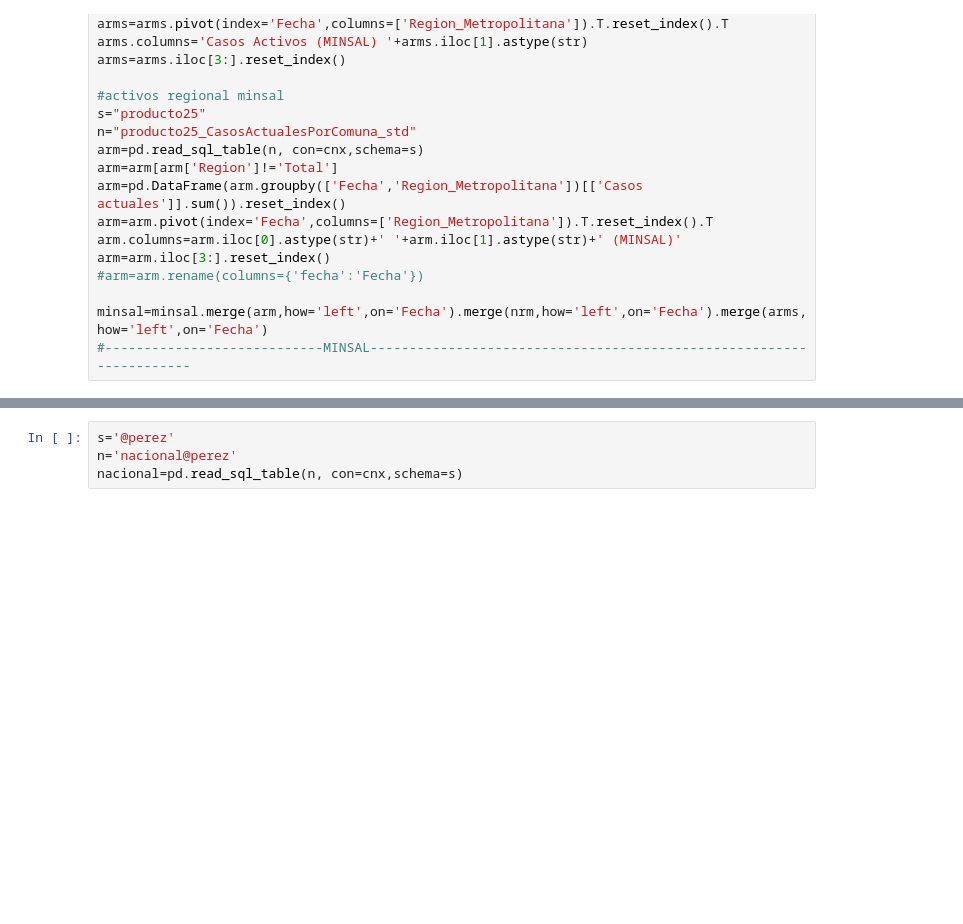
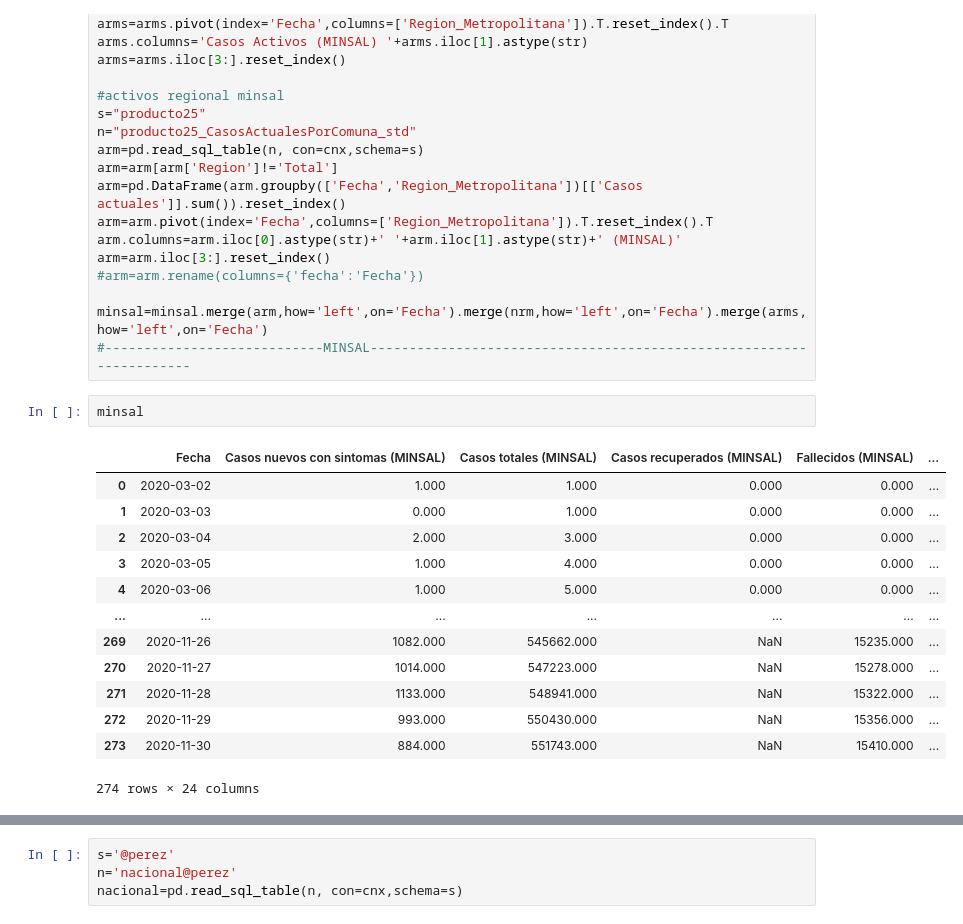
Before and after one commit to panchohumeres/dynamo-covid, a Jupyter notebook: ETL/consolidado_nacional.ipynb, the cells around one changed output, grey strips where cells are left out. Drawn from its saved outputs; the diff is of its cells as text; blank space fills up the shorter version.

```diff
--- a/ETL/consolidado_nacional.ipynb
+++ b/ETL/consolidado_nacional.ipynb
@@ -181,3 +181,19 @@ arm=arm.iloc[3:].reset_index()
 
 minsal=minsal.merge(arm,how='left',on='Fecha').merge(nrm,how='left',on='Fecha').merge(arms,how='left',on='Fecha')
 #----------------------------MINSAL--------------------------------------------------------------------
+# %%
+minsal
+# %% [output]
+|  | Fecha | Casos nuevos con sintomas (MINSAL) | Casos totales (MINSAL) | Casos recuperados (MINSAL) | Fallecidos (MINSAL) | ... |
+| 0 | 2020-03-02 | 1.000 | 1.000 | 0.000 | 0.000 | ... |
+| 1 | 2020-03-03 | 0.000 | 1.000 | 0.000 | 0.000 | ... |
+| 2 | 2020-03-04 | 2.000 | 3.000 | 0.000 | 0.000 | ... |
+| 3 | 2020-03-05 | 1.000 | 4.000 | 0.000 | 0.000 | ... |
+| 4 | 2020-03-06 | 1.000 | 5.000 | 0.000 | 0.000 | ... |
+| ... | ... | ... | ... | ... | ... | ... |
+| 269 | 2020-11-26 | 1082.000 | 545662.000 | NaN | 15235.000 | ... |
+| 270 | 2020-11-27 | 1014.000 | 547223.000 | NaN | 15278.000 | ... |
+| 271 | 2020-11-28 | 1133.000 | 548941.000 | NaN | 15322.000 | ... |
+| 272 | 2020-11-29 | 993.000 | 550430.000 | NaN | 15356.000 | ... |
+| 273 | 2020-11-30 | 884.000 | 551743.000 | NaN | 15410.000 | ... |
+274 rows × 24 columns
```
Also changed, not shown: parts of 16 cells of this notebook, 2 other files.
